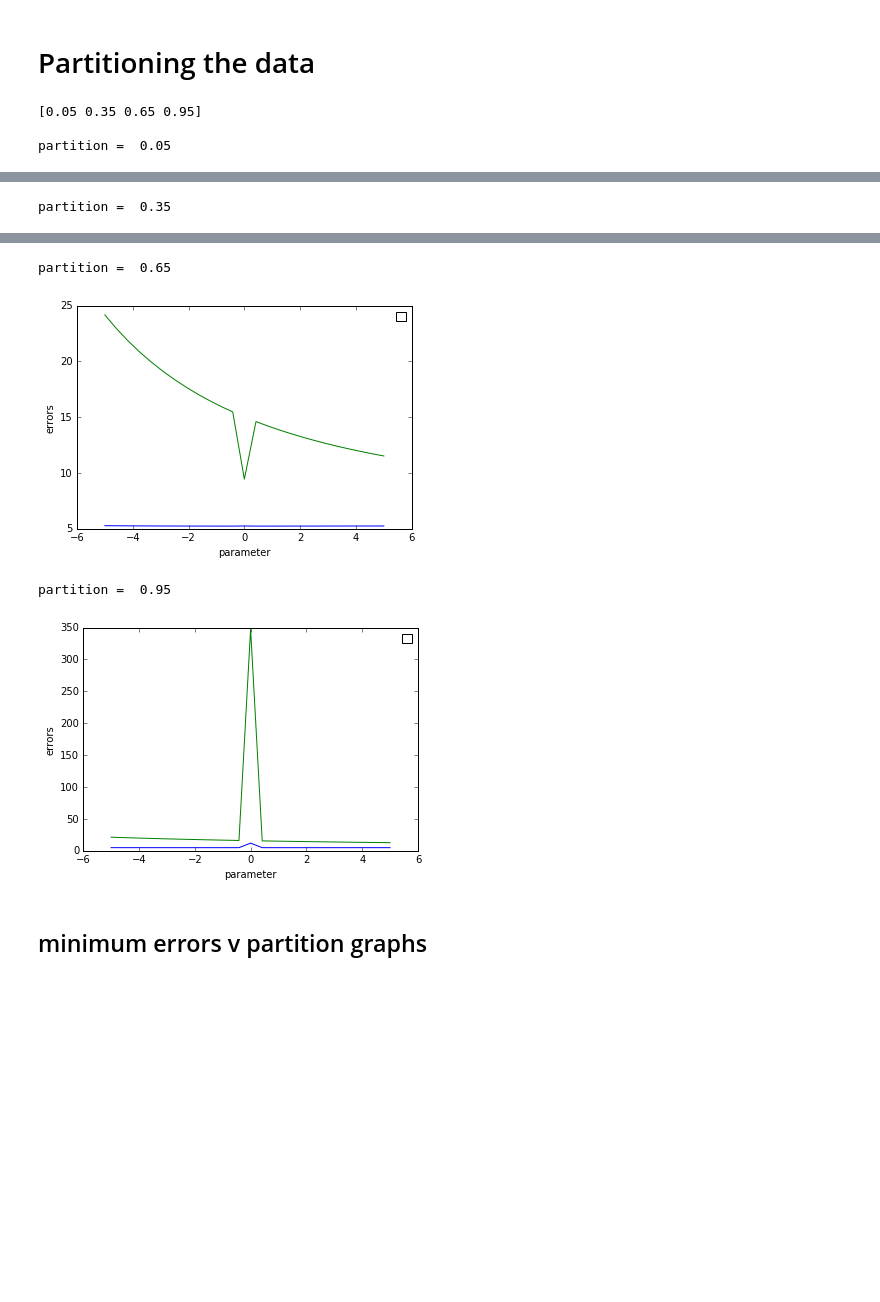
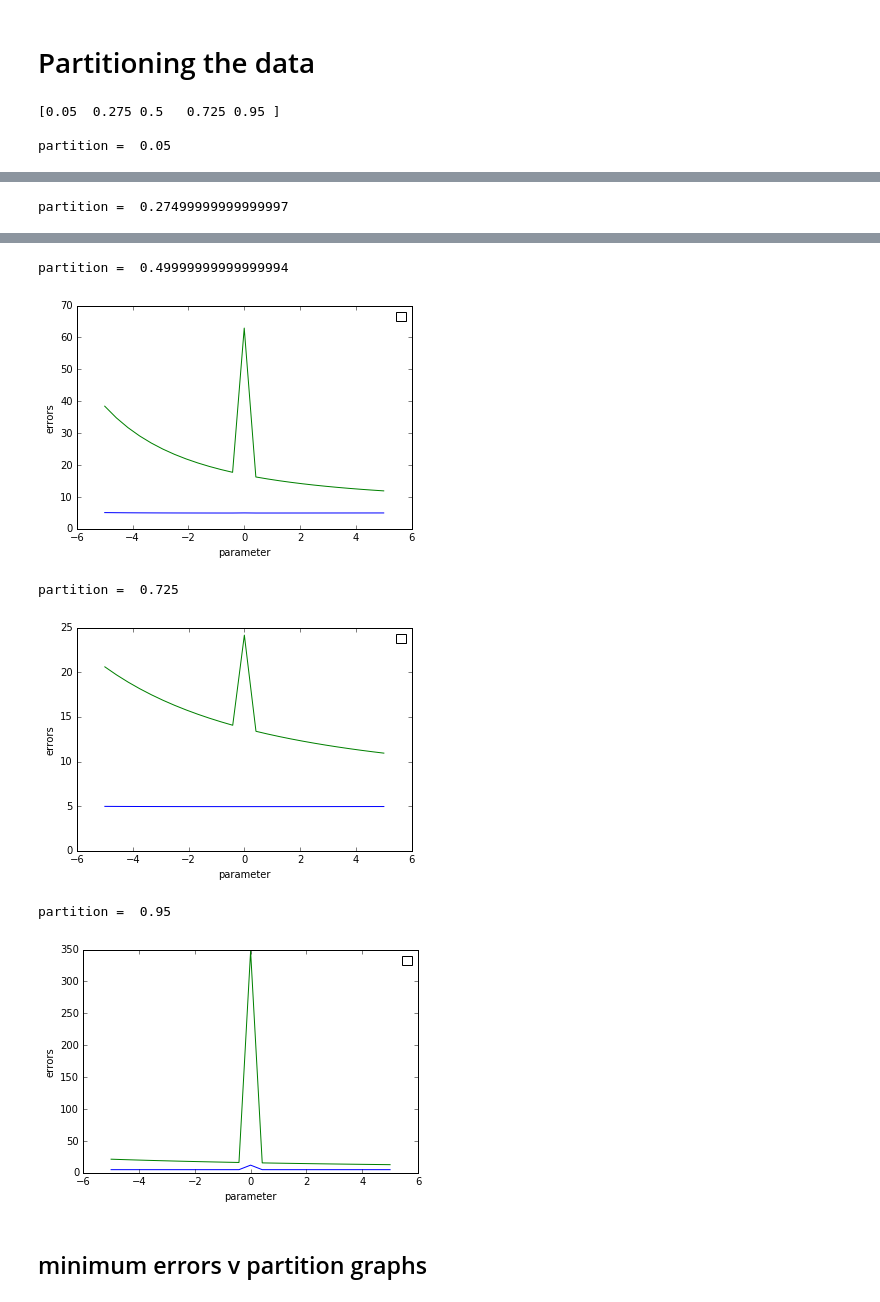
Before and after one commit to saurav717/AML, a Jupyter notebook: Assignment_3/Q3.ipynb, the cells around one changed output, grey strips where cells are left out. Cells and saved outputs as stored; diff of their text form; code cells hidden in the pictures; blank space fills up the shorter version.

```diff
--- a/Assignment_3/Q3.ipynb
+++ b/Assignment_3/Q3.ipynb
@@ -297,7 +297,7 @@ meaning the total error increased by a little insignificant margin
 
 # Partitioning the data
 # %%
-partitions = np.linspace(0.05,0.95,4)
+partitions = np.linspace(0.05,0.95,5)
 print partitions
 
 L = np.linspace(-5,5,25)
@@ -318,8 +318,6 @@ for pt in partitions:
 
     mean = X.mean(axis=0)
     var = np.sqrt(X.var(axis=0))
-
-#     print var
     X = (X - mean)/var
 
     O = np.ones(len(X))
@@ -345,70 +343,44 @@ for pt in partitions:
 
     errors1 = []
     for i in (L):
-#         print "---------------------train-----------------------------"
         weights = mylinridgereg(X, Y, i)
         T = mylinridgeregeval(X, weights)
         Td = train_labels.values
         errors1.append( meansquarederr(T, Td) )
 
-
-#     print "absolute weights = ", np.abs(weights)
     weights = np.asarray(weights)
 
     best_variable = L[np.argmin(errors1)]
-
-#     print
-#     print "least error = ", errors1[np.argmin(errors1)]
-#     print
-#     print 'the best(target) variable for the training data = ', best_variable
     best_train_error.append(errors1[np.argmin(errors1)])
     best_parameters_train.append(L[np.argmin(errors1)])
+
     #%%%%%%%%%%%%%%%%%%%%%%%%%%%%%%%%%%%%%%%%%%%%%%%%%%%%%%%%%%%%%%%%%%%%%%%%%%%%%%%%%%%%%%%%%%%%%%%
     #%%    Testing data
     #%%%%%%%%%%%%%%%%%%%%%%%%%%%%%%%%%%%%%%%%%%%%%%%%%%%%%%%%%%%%%%%%%%%%%%%%%%%%%%%%%%%%%%%%%%%%%%%
 
     errors = []
     for i in ((L)):
-#         print "--------------------------test-----------------------"
         weights = mylinridgereg(X, Y, i)
         T = mylinridgeregeval(test_data, weights)
         Td = test_data_labels.values
         errors.append( meansquarederr(T, Td) )
 
-#     plt.xlabel("parameter")
-#     plt.ylabel("errors")
-#     plt.legend("lambda v errors")
     plt.xlabel("parameter")
     plt.ylabel("errors")
     plt.grid
     plt.legend("lambda v errors")
     plt.plot(L,errors1, label = "train errors")
     plt.plot(L,errors, label = "test errors")
+    plt.show()
 
-    plt.show()
-#     plt.figure()
-#     hold on
-
-#     print "absolute weights = ",np.abs(weights)
     weights = np.asarray(weights)
 
     best_variable = L[np.argmin(errors)]
-
-#     print
-#     print "least error = ", errors[np.argmin(errors)]
-#     print
-#     print 'the best(target) variable for the testing data = ', best_variable
     best_test_error.append(errors[np.argmin(errors)])
     best_parameters_test.append(errors[np.argmin(errors)])
-
-# plt.xlabel("partition fraction")
-# plt.ylabel("minimum error")
-# plt.plot(partitions, best_train_error, label = "train error")
-# plt.plot(partitions, best_test_error, label = "test error")
-# plt.show()
 # %% [output]
-[0.05 0.35 0.65 0.95]
+[0.05  0.275 0.5   0.725 0.95 ]
 
 partition =  0.05
 [figure]
-partition =  0.35
+partition =  0.27499999999999997
@@ -416,7 +388,9 @@ partition =  0.35
-partition =  0.65
+partition =  0.49999999999999994
-[figure, old version]
+[figure, new version]
-partition =  0.95
+partition =  0.725
-[figure, old version]
+[figure, new version]
+partition =  0.95
+[figure, added]
 # %% [markdown]
 ## minimum errors v partition graphs
 # %%
```
Also changed, not shown: parts of 2 cells of this notebook.
